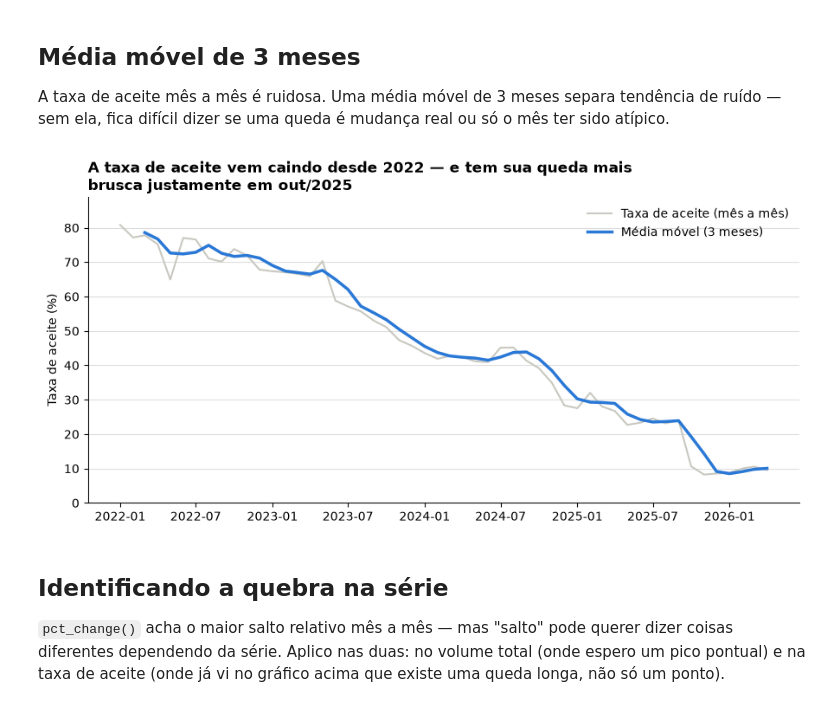
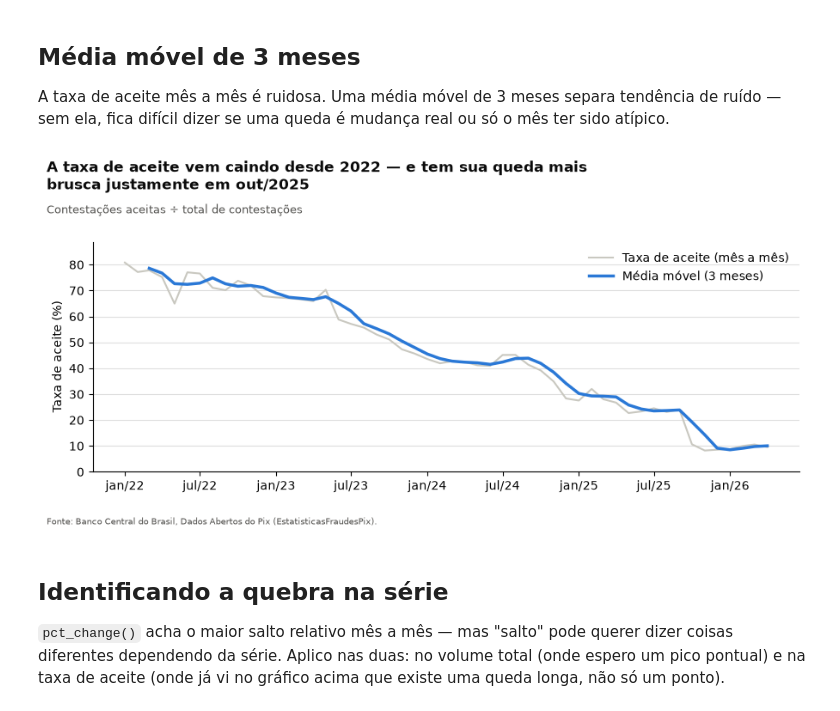
Before and after one commit to ivadivad/med-em-numeros, a Jupyter notebook: notebooks/03-primeiro-grafico.ipynb, the cells around one changed output. Saved outputs shown, nothing was run; the diff lists cells and outputs as text; code cells hidden in the pictures.

```diff
--- a/notebooks/03-primeiro-grafico.ipynb
+++ b/notebooks/03-primeiro-grafico.ipynb
@@ -148,25 +139,20 @@ ou só o mês ter sido atípico.
 # %%
 df["taxa_aceite_mm3"] = df["taxa_aceite"].rolling(3).mean()
 
-fig, ax = plt.subplots(figsize=(9, 4.5))
-ax.plot(df["Data"], df["taxa_aceite"], color="#c9c8c0", linewidth=1.5, label="Taxa de aceite (mês a mês)")
-ax.plot(df["Data"], df["taxa_aceite_mm3"], color="#2a78d6", linewidth=2.5, label="Média móvel (3 meses)")
-
+fig, ax = grafico(
+    "A taxa de aceite vem caindo desde 2022 — e tem sua queda mais\nbrusca justamente em out/2025",
+    subtitulo="Contestações aceitas ÷ total de contestações",
+)
+ax.plot(df["Data"], df["taxa_aceite"], color=CINZA, linewidth=1.5, label="Taxa de aceite (mês a mês)")
+ax.plot(df["Data"], df["taxa_aceite_mm3"], color=AZUL, linewidth=2.5, label="Média móvel (3 meses)")
 ax.set_ylim(0, df["taxa_aceite"].max() * 1.1)
-ax.spines["top"].set_visible(False)
-ax.spines["right"].set_visible(False)
-ax.grid(axis="y", color="#dddddd", linewidth=0.8, zorder=0)
-ax.set_axisbelow(True)
-
-ax.set_title("A taxa de aceite vem caindo desde 2022 — e tem sua queda mais\nbrusca justamente em out/2025", loc="left", fontsize=12, fontweight="bold")
 ax.set_ylabel("Taxa de aceite (%)")
 ax.legend(frameon=False, loc="upper right")
 
-plt.tight_layout()
-plt.savefig("../graficos/03-taxa-aceite.png", dpi=150)
+salvar(fig, "03-taxa-aceite.png")
 plt.show()
 # %% [output]
-[figure, old version]
+[figure, new version]
 # %% [markdown]
 ## Identificando a quebra na série
 
```
Also changed, not shown: parts of 3 cells of this notebook, 4 other files.
